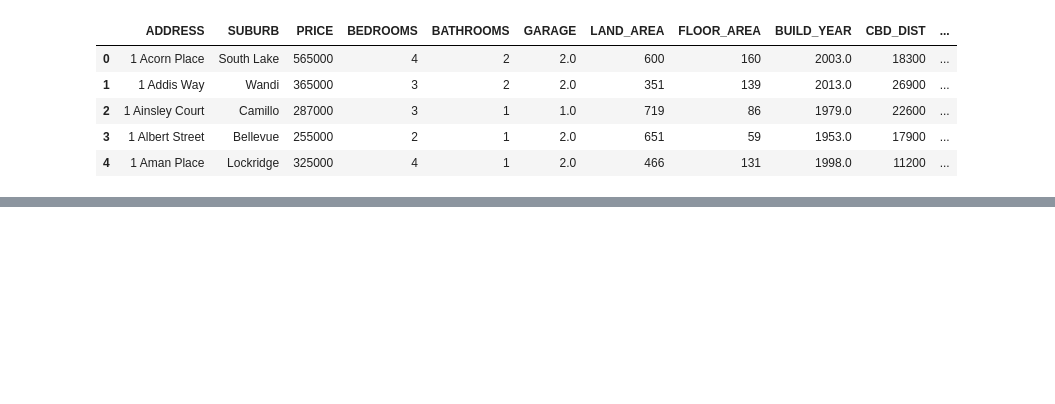
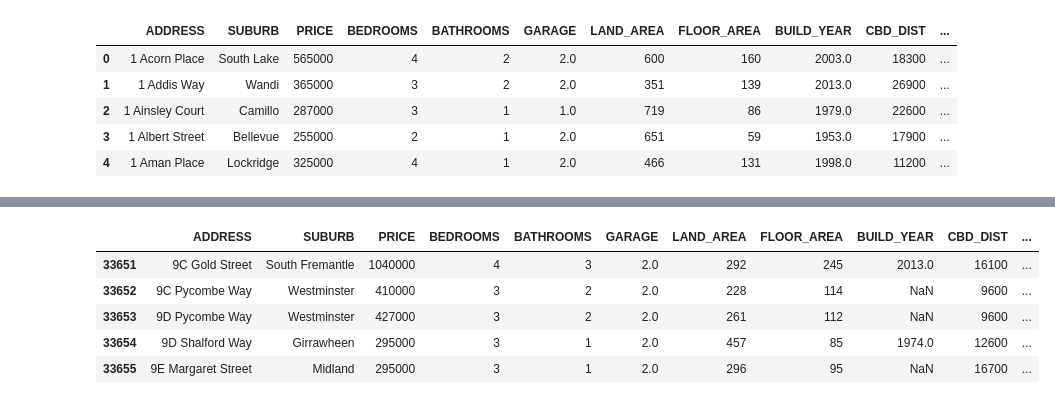
Before and after one commit to TroyFoote/Exploring_Perth_House_Prices, a Jupyter notebook: Perth_House_Prices.ipynb, the cells around one changed output, grey strips where cells are left out. Drawn from its saved outputs; the diff is of its cells as text; code cells hidden in the pictures; blank space fills up the shorter version.

```diff
--- a/Perth_House_Prices.ipynb
+++ b/Perth_House_Prices.ipynb
@@ -18,0 +82,11 @@ perth_houses_df.head()
+# %%
+#change garage 'NULL' to median figure of 2
+perth_houses_df['GARAGE'] = perth_houses_df['GARAGE'].fillna(2)
+perth_houses_df.tail(5)
+# %% [output]
+|  | ADDRESS | SUBURB | PRICE | BEDROOMS | BATHROOMS | GARAGE | LAND_AREA | FLOOR_AREA | BUILD_YEAR | CBD_DIST | ... |
+| 33651 | 9C Gold Street | South Fremantle | 1040000 | 4 | 3 | 2.0 | 292 | 245 | 2013.0 | 16100 | ... |
+| 33652 | 9C Pycombe Way | Westminster | 410000 | 3 | 2 | 2.0 | 228 | 114 | NaN | 9600 | ... |
+| 33653 | 9D Pycombe Way | Westminster | 427000 | 3 | 2 | 2.0 | 261 | 112 | NaN | 9600 | ... |
+| 33654 | 9D Shalford Way | Girrawheen | 295000 | 3 | 1 | 2.0 | 457 | 85 | 1974.0 | 12600 | ... |
+| 33655 | 9E Margaret Street | Midland | 295000 | 3 | 1 | 2.0 | 296 | 95 | NaN | 16700 | ... |
```
Also changed, not shown: parts of 8 cells of this notebook, 1 other file.
